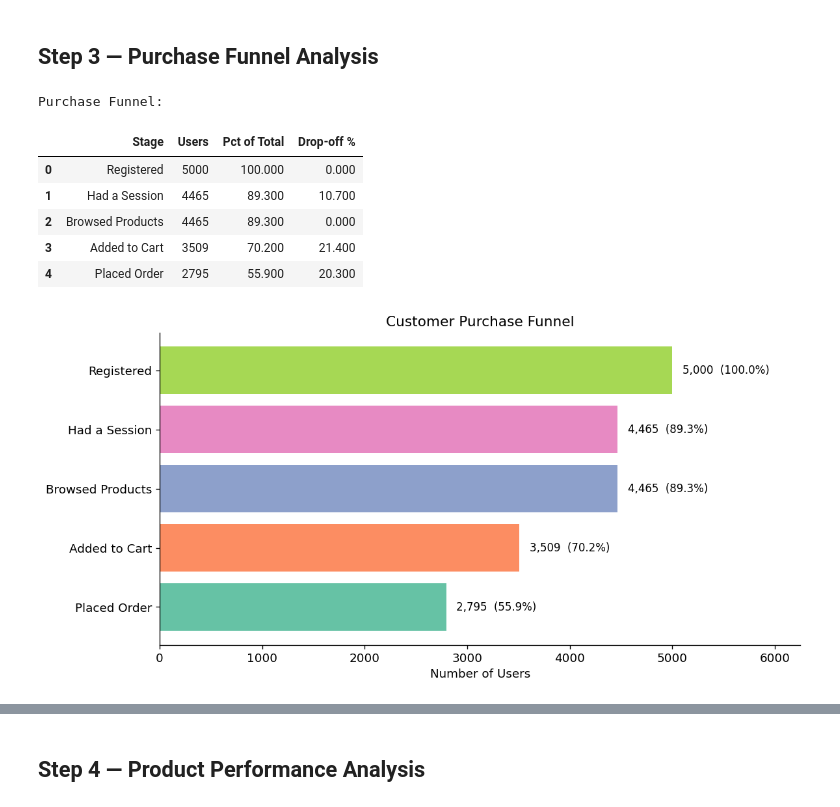
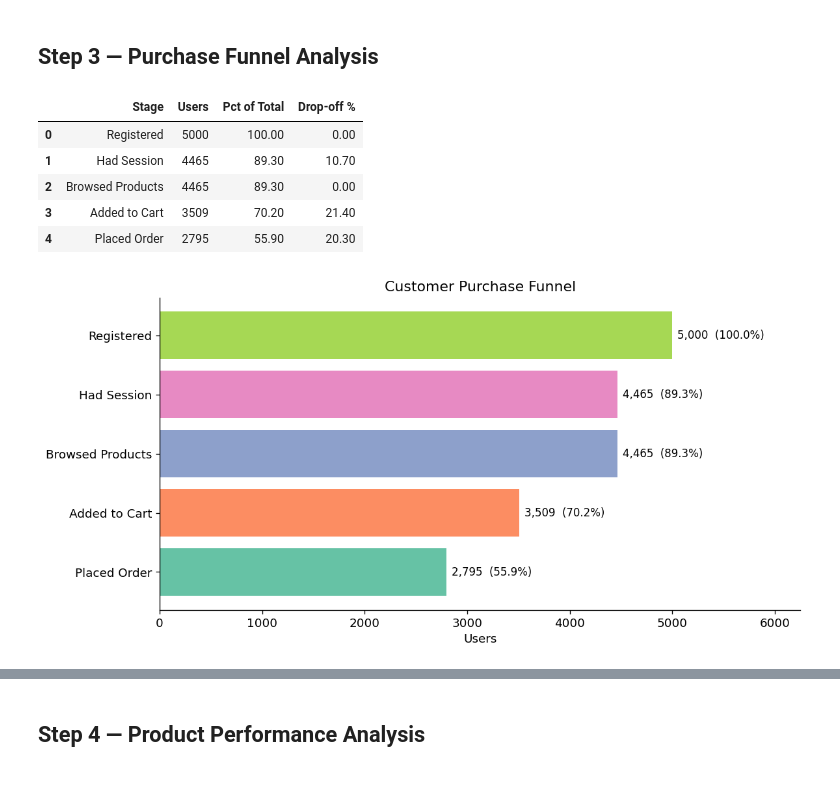
Before and after one commit to jackstealer/ECOMMERCE_CUSTOMER_BEHAVIOR, a Jupyter notebook: notebooks/03_eda.ipynb, the cells around one changed output, grey strips where cells are left out. Saved outputs shown, nothing was run; the diff lists cells and outputs as text; code cells hidden in the pictures.

```diff
--- a/notebooks/03_eda.ipynb
+++ b/notebooks/03_eda.ipynb
@@ -248,46 +222,38 @@ add_to_wishlist    4556  5.120
 # %% [markdown]
 ## Step 3 — Purchase Funnel Analysis
 # %%
-# Build funnel: users → sessions → browse → cart → order
-total_users    = len(users)
-active_users   = sessions['user_id'].nunique()
-browsed_users  = browse_events['user_id'].nunique()
-carted_users   = browse_events[browse_events['event_type']=='add_to_cart']['user_id'].nunique()
-ordered_users  = orders['user_id'].nunique()
+total_users   = len(users)
+active_users  = sessions['user_id'].nunique()
+browsed_users = browse_events['user_id'].nunique()
+carted_users  = browse_events[browse_events['event_type']=='add_to_cart']['user_id'].nunique()
+ordered_users = orders['user_id'].nunique()
 
 funnel = pd.DataFrame({
-    'Stage':      ['Registered','Had a Session','Browsed Products','Added to Cart','Placed Order'],
-    'Users':      [total_users, active_users, browsed_users, carted_users, ordered_users],
+    'Stage': ['Registered','Had Session','Browsed Products','Added to Cart','Placed Order'],
+    'Users': [total_users, active_users, browsed_users, carted_users, ordered_users],
 })
 funnel['Pct of Total'] = (funnel['Users'] / total_users * 100).round(1)
-funnel['Drop-off %']   = (1 - funnel['Users'] / funnel['Users'].shift(1)) * 100
-funnel['Drop-off %']   = funnel['Drop-off %'].round(1).fillna(0)
+funnel['Drop-off %']   = ((1 - funnel['Users'] / funnel['Users'].shift(1)) * 100).round(1).fillna(0)
+display(funnel)
 
-print("Purchase Funnel:")
-display(funnel)
+fig, ax = plt.subplots(figsize=(10, 5))
+bars = ax.barh(funnel['Stage'][::-1], funnel['Users'][::-1],
+               color=[COLORS[i] for i in range(len(funnel))])
+for bar, row in zip(bars, funnel[::-1].itertuples()):
+    ax.text(bar.get_width() + 50, bar.get_y() + bar.get_height()/2,
+            f"{row.Users:,}  ({row._3}%)", va='center', fontsize=10)
+ax.set_title('Customer Purchase Funnel')
+ax.set_xlabel('Users')
+ax.set_xlim(0, total_users * 1.25)
+plt.tight_layout()
+plt.savefig(FIGURES_DIR / '03_purchase_funnel.png', bbox_inches='tight')
+plt.show()
 # %% [output]
-Purchase Funnel:
 |  | Stage | Users | Pct of Total | Drop-off % |
-| 0 | Registered | 5000 | 100.000 | 0.000 |
-| 1 | Had a Session | 4465 | 89.300 | 10.700 |
-| 2 | Browsed Products | 4465 | 89.300 | 0.000 |
-| 3 | Added to Cart | 3509 | 70.200 | 21.400 |
-| 4 | Placed Order | 2795 | 55.900 | 20.300 |
+| 0 | Registered | 5000 | 100.00 | 0.00 |
+| 1 | Had Session | 4465 | 89.30 | 10.70 |
+| 2 | Browsed Products | 4465 | 89.30 | 0.00 |
+| 3 | Added to Cart | 3509 | 70.20 | 21.40 |
+| 4 | Placed Order | 2795 | 55.90 | 20.30 |
+[figure, added]
-# %%
-fig, ax = plt.subplots(figsize=(10, 5))
-bars = ax.barh(funnel['Stage'][::-1], funnel['Users'][::-1],
-               color=[COLORS[i] for i in range(len(funnel))])
-
-for bar, row in zip(bars, funnel[::-1].itertuples()):
-    ax.text(bar.get_width() + 100, bar.get_y() + bar.get_height()/2,
-            f"{row.Users:,}  ({row._3}%)", va='center', fontsize=10)
-
-ax.set_title('Customer Purchase Funnel', fontsize=13)
-ax.set_xlabel('Number of Users')
-ax.set_xlim(0, total_users * 1.25)
-plt.tight_layout()
-plt.savefig(FIGURES_DIR / '03_purchase_funnel.png', bbox_inches='tight')
-plt.show()
-# %% [output]
-[figure, removed]
 # %%
```
Also changed, not shown: parts of 20 cells of this notebook.
